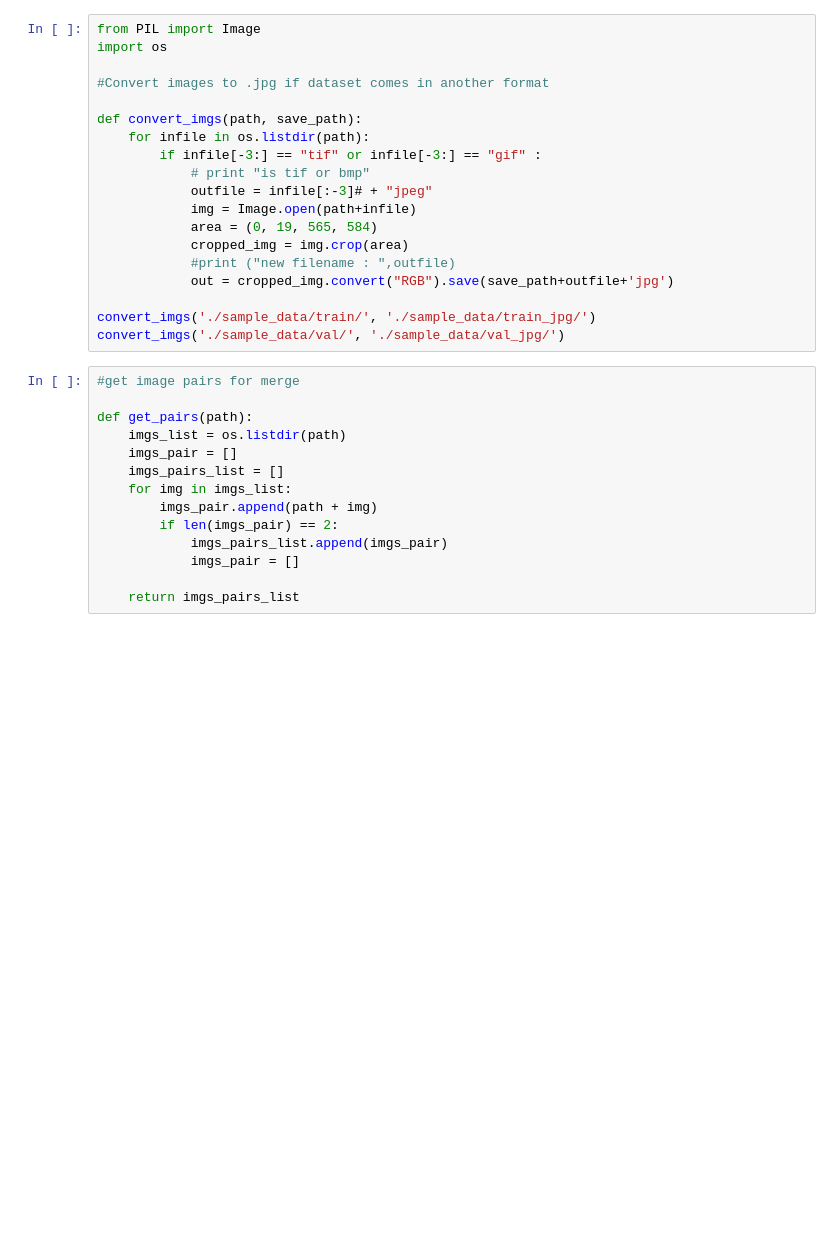
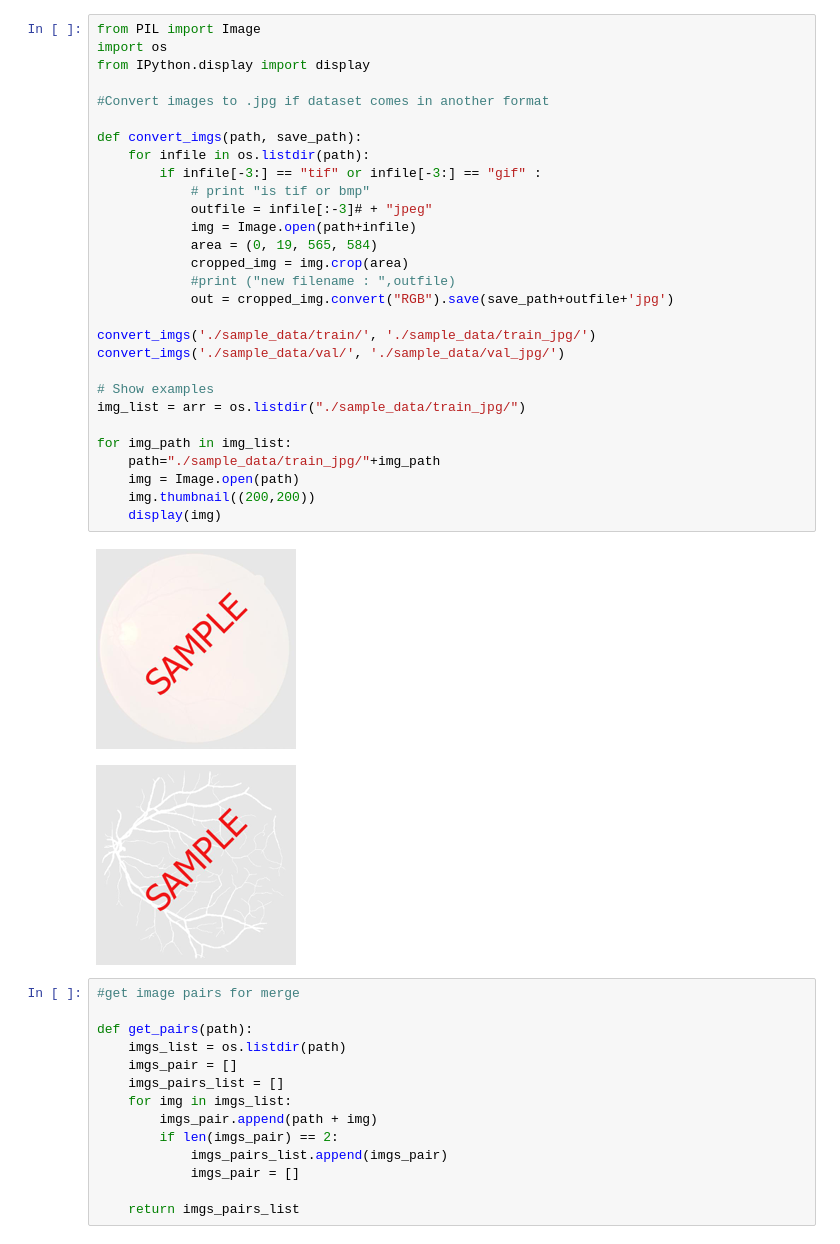
Before and after one commit to romran/pytorch-semantic-segmentation, a Jupyter notebook: prepare_data.ipynb, the cells around one changed output. Saved outputs shown, nothing was run; the diff lists cells and outputs as text; blank space fills up the shorter version.

```diff
--- a/prepare_data.ipynb
+++ b/prepare_data.ipynb
@@ -1,22 +1,35 @@
 # %%
 from PIL import Image
 import os
+from IPython.display import display
 
 #Convert images to .jpg if dataset comes in another format
 
 def convert_imgs(path, save_path):
     for infile in os.listdir(path):
         if infile[-3:] == "tif" or infile[-3:] == "gif" :
             # print "is tif or bmp"
             outfile = infile[:-3]# + "jpeg"
             img = Image.open(path+infile)
             area = (0, 19, 565, 584)
             cropped_img = img.crop(area)
             #print ("new filename : ",outfile)
             out = cropped_img.convert("RGB").save(save_path+outfile+'jpg')
 
 convert_imgs('./sample_data/train/', './sample_data/train_jpg/')
 convert_imgs('./sample_data/val/', './sample_data/val_jpg/')
+
+# Show examples
+img_list = arr = os.listdir("./sample_data/train_jpg/")
+
+for img_path in img_list:
+    path="./sample_data/train_jpg/"+img_path
+    img = Image.open(path)
+    img.thumbnail((200,200))
+    display(img)
+# %% [output]
+[figure, added]
+[figure, added]
 # %%
 #get image pairs for merge
 
```
Also changed, not shown: parts of 1 cell of this notebook.
